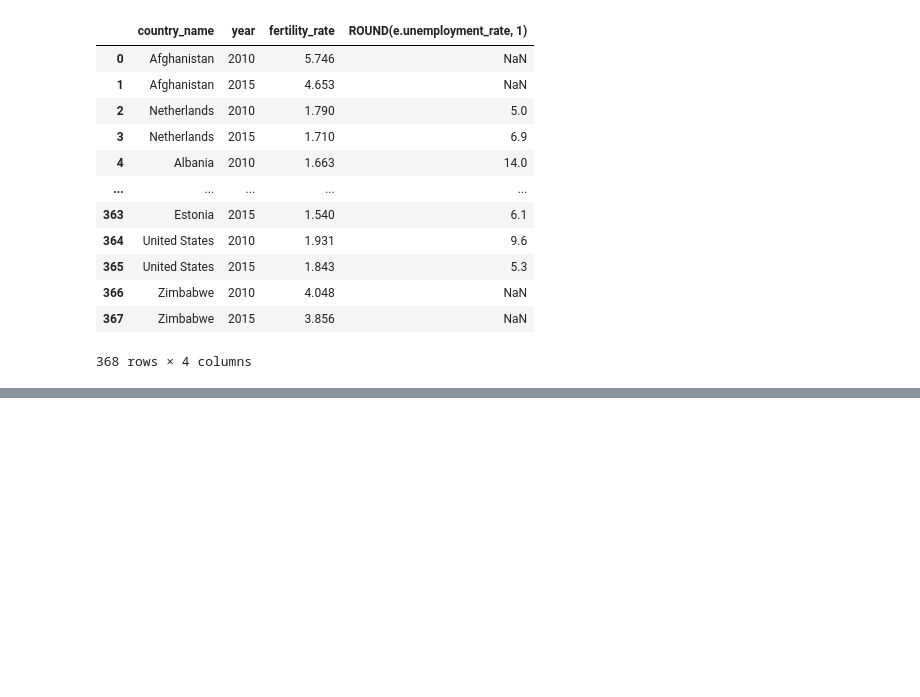
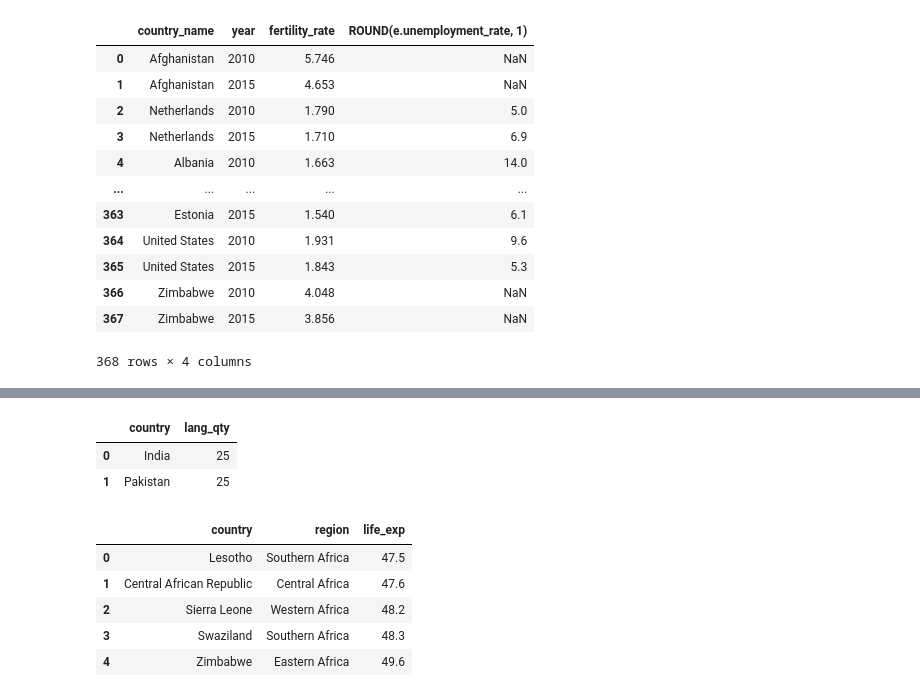
Before and after one commit to Cooleekova/data_engineering, a Jupyter notebook: SQL/Joining_data_in_SQL.ipynb, the cells around one changed output, grey strips where cells are left out. Saved outputs shown, nothing was run; the diff lists cells and outputs as text; code cells hidden in the pictures; blank space fills up the shorter version.

Commit message:
add CROSS JOIN examples

```diff
--- a/SQL/Joining_data_in_SQL.ipynb
+++ b/SQL/Joining_data_in_SQL.ipynb
@@ -337,0 +341,44 @@ pd.read_sql("""SELECT
+# %%
+# What are the languages presently spoken in Pakistan and India?
+# Given the shared history between the two countries,
+# what languages could potentially have been spoken in either country over the course of their history?
+
+pd.read_sql("""SELECT c.country_name AS country, COUNT(l.name) AS lang_qty
+               FROM countries AS c
+               CROSS JOIN languages AS l
+               WHERE c.code IN ('PAK','IND')
+                   AND l.code in ('PAK','IND')
+               GROUP BY country
+               ;""",
+            con)
+
+# !!!
+# Notice that this returns duplicate records in cases where both countries speak the same language.
+# We will learn how to deal with duplicates in subsequent lessons
+# %% [output]
+|  | country | lang_qty |
+| 0 | India | 25 |
+| 1 | Pakistan | 25 |
+# %%
+# A challenge problem!
+
+# determine the names of the five countries and their respective regions
+# with the lowest life expectancy for the year 2010
+
+pd.read_sql("""SELECT c.country_name AS country, c.region, ROUND(p.life_expectancy, 1) AS life_exp
+               FROM countries AS c
+               JOIN populations AS p
+               ON c.code = p.country_code
+               WHERE p.year = 2010
+                   AND life_expectancy IS NOT NULL
+               ORDER BY life_expectancy ASC
+               LIMIT 5
+               ;""",
+            con)
+# %% [output]
+|  | country | region | life_exp |
+| 0 | Lesotho | Southern Africa | 47.5 |
+| 1 | Central African Republic | Central Africa | 47.6 |
+| 2 | Sierra Leone | Western Africa | 48.2 |
+| 3 | Swaziland | Southern Africa | 48.3 |
+| 4 | Zimbabwe | Eastern Africa | 49.6 |
```
Also changed, not shown: parts of 15 cells of this notebook.
